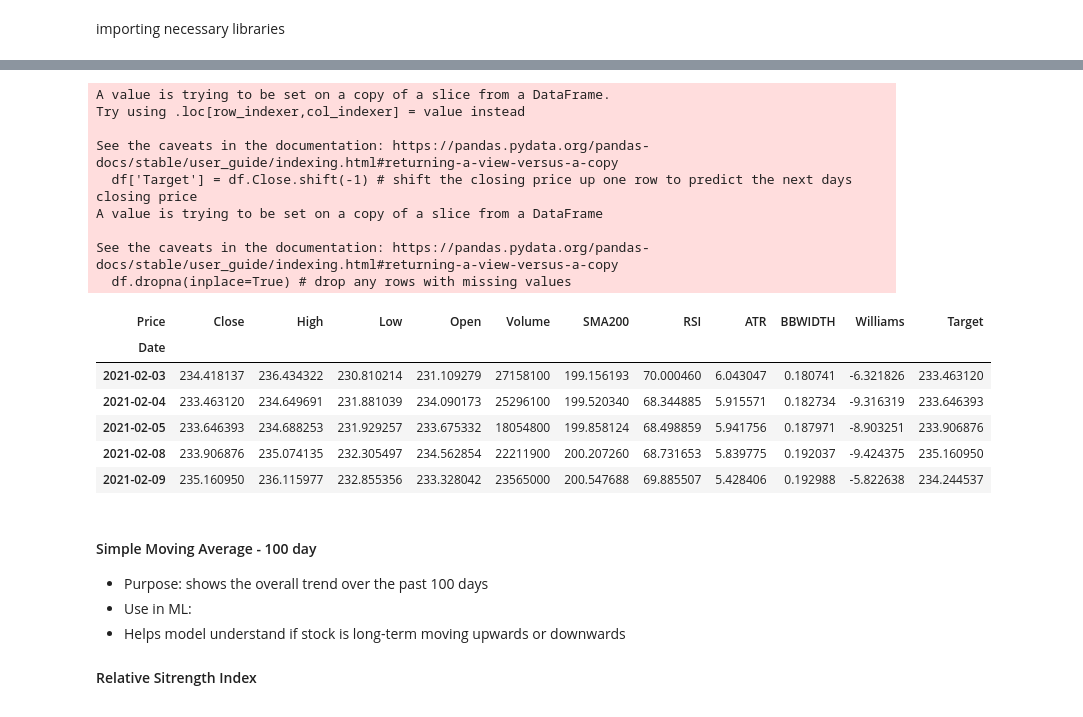
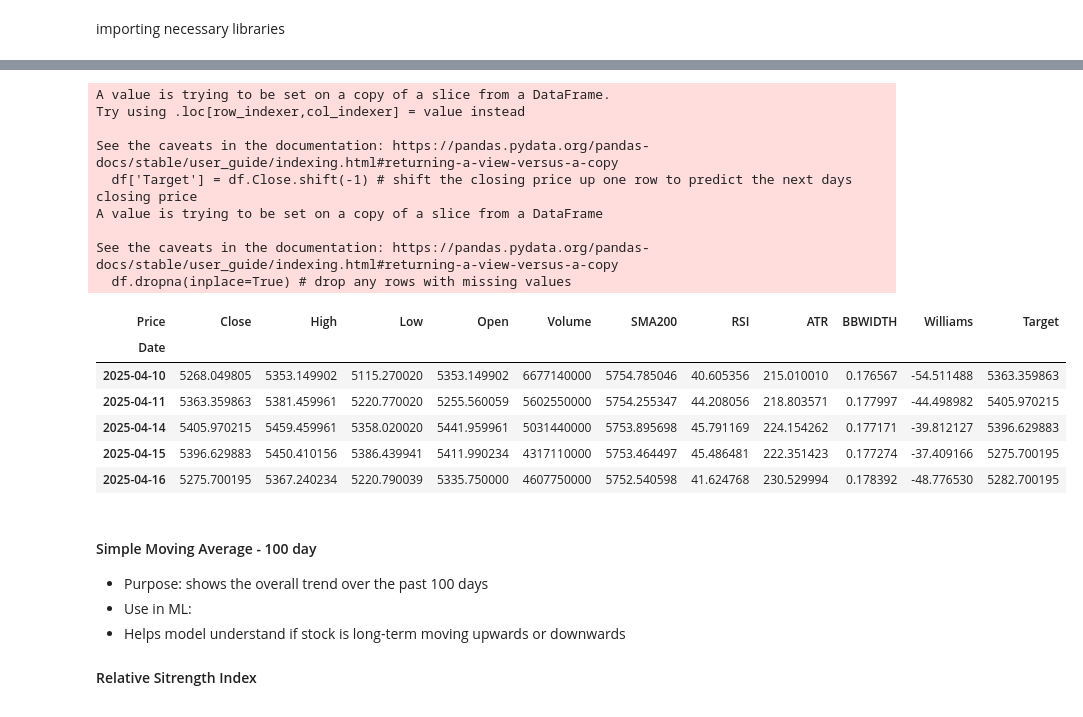
Before and after one commit to ImitationV/capstone, a Jupyter notebook: python/abc.ipynb, the cells around one changed output, grey strips where cells are left out. Cells and saved outputs as stored; diff of their text form; code cells hidden in the pictures.

```diff
--- a/python/abc.ipynb
+++ b/python/abc.ipynb
@@ -17,19 +17,19 @@ def fetch_daily_data(symbol):
     @return: pandas DF containing daily stock data
     """
     today = datetime.now().strftime("%Y-%m-%d")
-    five_years_ago = (datetime.strptime(today, "%Y-%m-%d") - timedelta(days=5*365)).strftime("%Y-%m-%d")
-    df = yf.download(symbol, start=five_years_ago, end=today)
+    two_years_ago = (datetime.strptime(today, "%Y-%m-%d") - timedelta(days=2.5*365)).strftime("%Y-%m-%d")
+    df = yf.download(symbol, start=two_years_ago, end=today)
     # df = yf.download([symbol], '2017-01-01', '2021-12-20')
 
     return df
 # %%
-df = fetch_daily_data('MSFT')
+df = fetch_daily_data('^GSPC')
 df.columns = df.columns.droplevel(1)
-plt.figure(figsize=(15,6))
-plt.title('MSFT Close Price History')
-plt.plot(df['Close'])
-plt.xlabel('Date')
-plt.ylabel('Close Price USD')
-plt.show();
+# plt.figure(figsize=(15,6))
+# plt.title('MSFT Close Price History')
+# plt.plot(df['Close'])
+# plt.xlabel('Date')
+# plt.ylabel('Close Price USD')
+# plt.show();
 # %% [output]
 [*********************100%***********************]  1 of 1 completed
@@ -39,39 +38,39 @@ def engineer_features(df: pd.DataFrame) -> pd.DataFrame:
     '''
     Engineer features from stock data
     @param df: pandas DF containing stock data
     @return: pandas DF containing engineered features
     '''
 
     df['SMA200'] = TA.SMA(df,200) # simple moving average over 100 days
     df['RSI'] = TA.RSI(df) # Relative Strength Index
     df['ATR'] = TA.ATR(df) # Average True Range
     df['BBWIDTH'] = TA.BBWIDTH(df) # Bollinger Bands Width
     df['Williams'] = TA.WILLIAMS(df) # Williams %R
 
     df = df.iloc[200:, :] # drop the first 200 rows since we are using 200 day SMA
     df['Target'] = df.Close.shift(-1) # shift the closing price up one row to predict the next days closing price
     df.dropna(inplace=True) # drop any rows with missing values
     return df
 
 df = engineer_features(df)
-df.head()
+df.tail()
 # %% [output]
 A value is trying to be set on a copy of a slice from a DataFrame.
 Try using .loc[row_indexer,col_indexer] = value instead
 
 See the caveats in the documentation: https://pandas.pydata.org/pandas-docs/stable/user_guide/indexing.html#returning-a-view-versus-a-copy
   df['Target'] = df.Close.shift(-1) # shift the closing price up one row to predict the next days closing price
 A value is trying to be set on a copy of a slice from a DataFrame
 
 See the caveats in the documentation: https://pandas.pydata.org/pandas-docs/stable/user_guide/indexing.html#returning-a-view-versus-a-copy
   df.dropna(inplace=True) # drop any rows with missing values
 | Price | Close | High | Low | Open | Volume | SMA200 | RSI | ATR | BBWIDTH | Williams | Target |
 | Date |  |  |  |  |  |  |  |  |  |  |  |
-| 2021-02-03 | 234.418137 | 236.434322 | 230.810214 | 231.109279 | 27158100 | 199.156193 | 70.000460 | 6.043047 | 0.180741 | -6.321826 | 233.463120 |
-| 2021-02-04 | 233.463120 | 234.649691 | 231.881039 | 234.090173 | 25296100 | 199.520340 | 68.344885 | 5.915571 | 0.182734 | -9.316319 | 233.646393 |
-| 2021-02-05 | 233.646393 | 234.688253 | 231.929257 | 233.675332 | 18054800 | 199.858124 | 68.498859 | 5.941756 | 0.187971 | -8.903251 | 233.906876 |
-| 2021-02-08 | 233.906876 | 235.074135 | 232.305497 | 234.562854 | 22211900 | 200.207260 | 68.731653 | 5.839775 | 0.192037 | -9.424375 | 235.160950 |
-| 2021-02-09 | 235.160950 | 236.115977 | 232.855356 | 233.328042 | 23565000 | 200.547688 | 69.885507 | 5.428406 | 0.192988 | -5.822638 | 234.244537 |
+| 2025-04-10 | 5268.049805 | 5353.149902 | 5115.270020 | 5353.149902 | 6677140000 | 5754.785046 | 40.605356 | 215.010010 | 0.176567 | -54.511488 | 5363.359863 |
+| 2025-04-11 | 5363.359863 | 5381.459961 | 5220.770020 | 5255.560059 | 5602550000 | 5754.255347 | 44.208056 | 218.803571 | 0.177997 | -44.498982 | 5405.970215 |
+| 2025-04-14 | 5405.970215 | 5459.459961 | 5358.020020 | 5441.959961 | 5031440000 | 5753.895698 | 45.791169 | 224.154262 | 0.177171 | -39.812127 | 5396.629883 |
+| 2025-04-15 | 5396.629883 | 5450.410156 | 5386.439941 | 5411.990234 | 4317110000 | 5753.464497 | 45.486481 | 222.351423 | 0.177274 | -37.409166 | 5275.700195 |
+| 2025-04-16 | 5275.700195 | 5367.240234 | 5220.790039 | 5335.750000 | 4607750000 | 5752.540598 | 41.624768 | 230.529994 | 0.178392 | -48.776530 | 5282.700195 |
 # %% [markdown]
 #### Simple Moving Average - 100 day
 - Purpose: shows the overall trend over the past 100 days
```
Also changed, not shown: parts of 11 cells of this notebook, 7 other files.
